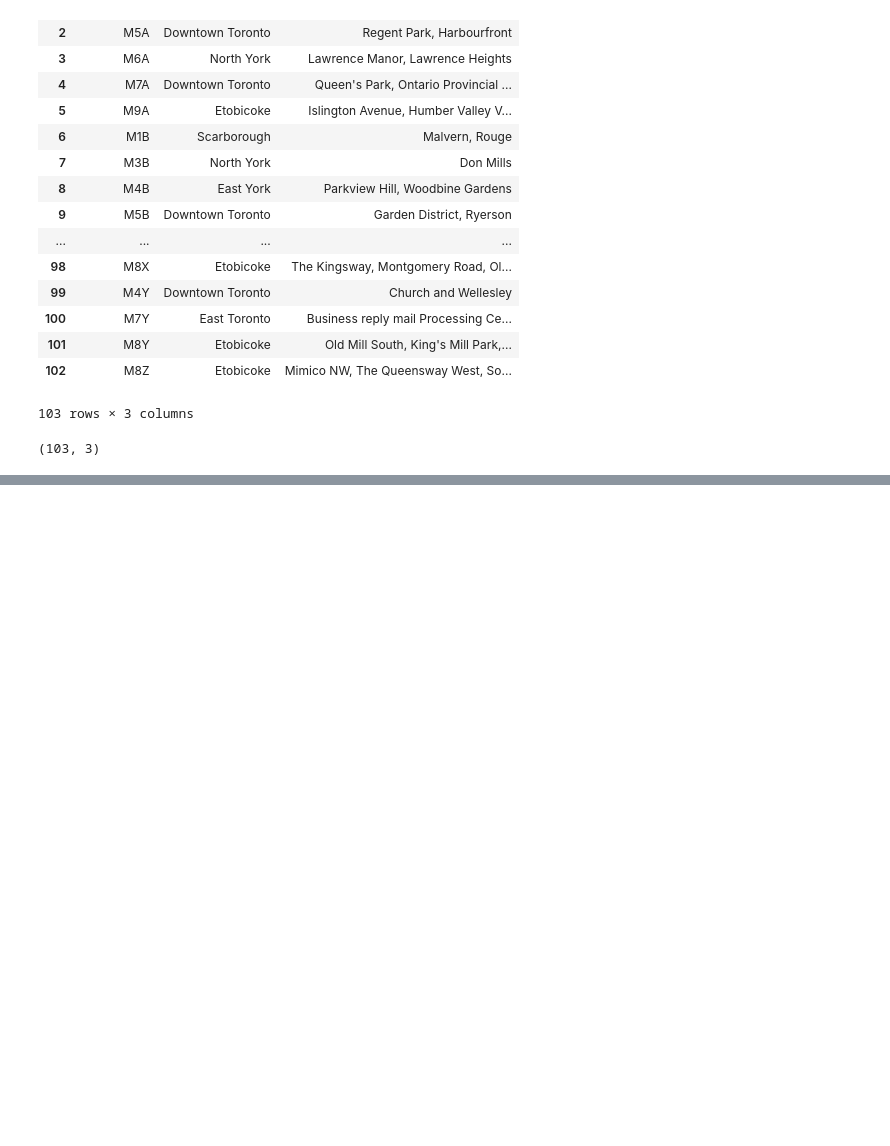
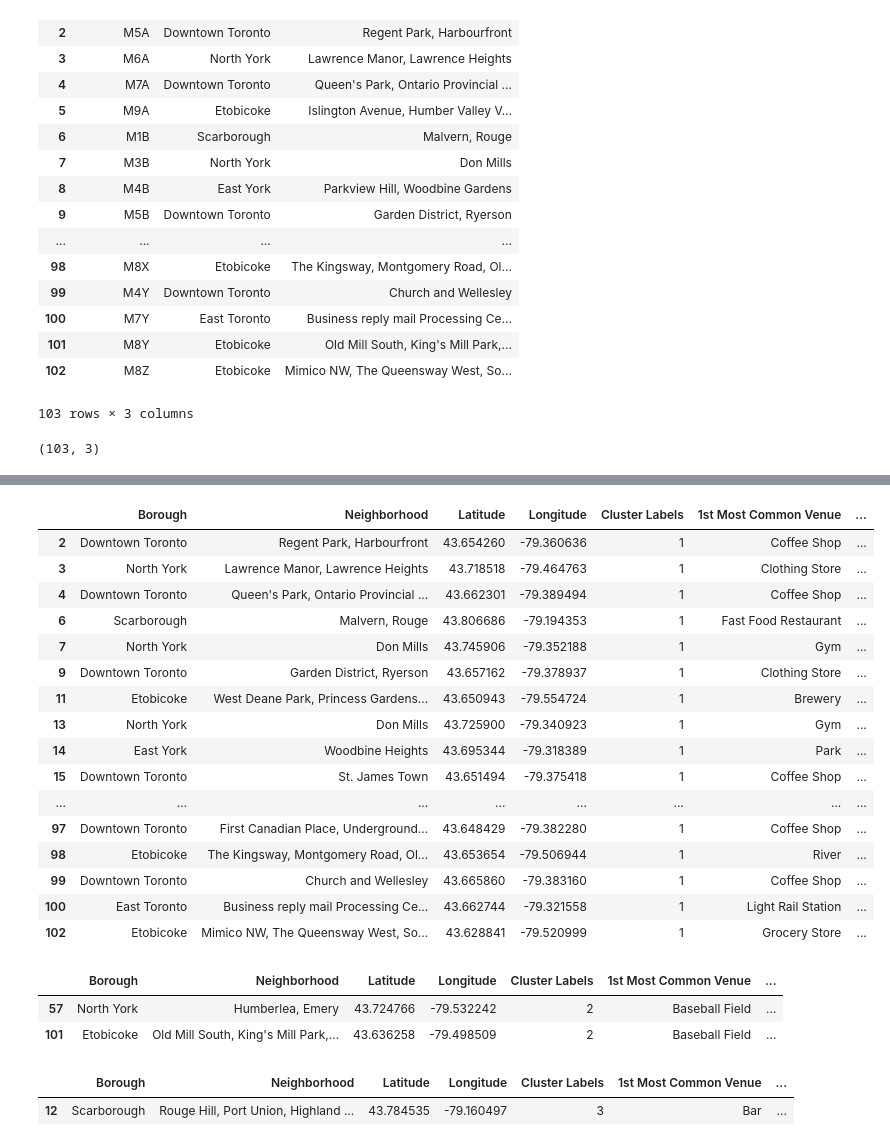
Before and after one commit to bmaglies/Coursera_Capstone, a Jupyter notebook: Segmenting_and_Clustering_Neighborhoods_in_Toronto.ipynb, the cells around one changed output, grey strips where cells are left out. Cells and saved outputs as stored; diff of their text form; code cells hidden in the pictures; blank space fills up the shorter version.

```diff
--- a/Segmenting_and_Clustering_Neighborhoods_in_Toronto.ipynb
+++ b/Segmenting_and_Clustering_Neighborhoods_in_Toronto.ipynb
@@ -65,0 +422,6 @@ neighborhood.shape
+# %%
+def return_most_common_venues(row, num_top_venues):
+    row_categories = row.iloc[1:]
+    row_categories_sorted = row_categories.sort_values(ascending=False)
+
+    return row_categories_sorted.index.values[0:num_top_venues]
@@ -65,0 +461,11 @@ neighborhood.shape
+# %%
+# set number of clusters
+kclusters = 5
+
+toronto_grouped_clustering = toronto_grouped.drop('Neighborhood', 1)
+
+# run k-means clustering
+kmeans = KMeans(n_clusters=kclusters, random_state=0).fit(toronto_grouped_clustering)
+
+# check cluster labels generated for each row in the dataframe
+kmeans.labels_[0:10]
@@ -65,0 +476,11 @@ neighborhood.shape
+# %%
+# add clustering labels
+
+neighborhoods_venues_sorted.insert(0, 'Cluster Labels', kmeans.labels_)
+
+toronto_merged = CanDir
+
+# merge toronto_grouped with toronto_data to add latitude/longitude for each neighborhood
+toronto_merged = toronto_merged.join(neighborhoods_venues_sorted.set_index('Neighborhood'), on='Neighborhood')
+
+toronto_merged.head() # check the last columns!
@@ -65,0 +496,6 @@ neighborhood.shape
+# %%
+# This cleans the column Cluster labels, getting rid of the nan values that would not allow the column to convert to int.
+toronto_merged = toronto_merged[~toronto_merged['Cluster Labels'].isnull()]
+
+# Converting Cluster labels data type from float to int to allow for mapping below.
+toronto_merged[['Cluster Labels']] = toronto_merged[['Cluster Labels']].astype(int)
@@ -65,0 +549,31 @@ neighborhood.shape
+# %%
+toronto_merged.loc[toronto_merged['Cluster Labels'] == 1, toronto_merged.columns[[1] + list(range(2, toronto_merged.shape[1]))]]
+# %% [output]
+|  | Borough | Neighborhood | Latitude | Longitude | Cluster Labels | 1st Most Common Venue | ... |
+| 2 | Downtown Toronto | Regent Park, Harbourfront | 43.654260 | -79.360636 | 1 | Coffee Shop | ... |
+| 3 | North York | Lawrence Manor, Lawrence Heights | 43.718518 | -79.464763 | 1 | Clothing Store | ... |
+| 4 | Downtown Toronto | Queen's Park, Ontario Provincial ... | 43.662301 | -79.389494 | 1 | Coffee Shop | ... |
+| 6 | Scarborough | Malvern, Rouge | 43.806686 | -79.194353 | 1 | Fast Food Restaurant | ... |
+| 7 | North York | Don Mills | 43.745906 | -79.352188 | 1 | Gym | ... |
+| 9 | Downtown Toronto | Garden District, Ryerson | 43.657162 | -79.378937 | 1 | Clothing Store | ... |
+| 11 | Etobicoke | West Deane Park, Princess Gardens... | 43.650943 | -79.554724 | 1 | Brewery | ... |
+| 13 | North York | Don Mills | 43.725900 | -79.340923 | 1 | Gym | ... |
+| 14 | East York | Woodbine Heights | 43.695344 | -79.318389 | 1 | Park | ... |
+| 15 | Downtown Toronto | St. James Town | 43.651494 | -79.375418 | 1 | Coffee Shop | ... |
+| ... | ... | ... | ... | ... | ... | ... | ... |
+| 97 | Downtown Toronto | First Canadian Place, Underground... | 43.648429 | -79.382280 | 1 | Coffee Shop | ... |
+| 98 | Etobicoke | The Kingsway, Montgomery Road, Ol... | 43.653654 | -79.506944 | 1 | River | ... |
+| 99 | Downtown Toronto | Church and Wellesley | 43.665860 | -79.383160 | 1 | Coffee Shop | ... |
+| 100 | East Toronto | Business reply mail Processing Ce... | 43.662744 | -79.321558 | 1 | Light Rail Station | ... |
+| 102 | Etobicoke | Mimico NW, The Queensway West, So... | 43.628841 | -79.520999 | 1 | Grocery Store | ... |
+# %%
+toronto_merged.loc[toronto_merged['Cluster Labels'] == 2, toronto_merged.columns[[1] + list(range(2, toronto_merged.shape[1]))]]
+# %% [output]
+|  | Borough | Neighborhood | Latitude | Longitude | Cluster Labels | 1st Most Common Venue | ... |
+| 57 | North York | Humberlea, Emery | 43.724766 | -79.532242 | 2 | Baseball Field | ... |
+| 101 | Etobicoke | Old Mill South, King's Mill Park,... | 43.636258 | -79.498509 | 2 | Baseball Field | ... |
+# %%
+toronto_merged.loc[toronto_merged['Cluster Labels'] == 3, toronto_merged.columns[[1] + list(range(2, toronto_merged.shape[1]))]]
+# %% [output]
+|  | Borough | Neighborhood | Latitude | Longitude | Cluster Labels | 1st Most Common Venue | ... |
+| 12 | Scarborough | Rouge Hill, Port Union, Highland ... | 43.784535 | -79.160497 | 3 | Bar | ... |
```
Also changed, not shown: parts of 49 cells of this notebook.
